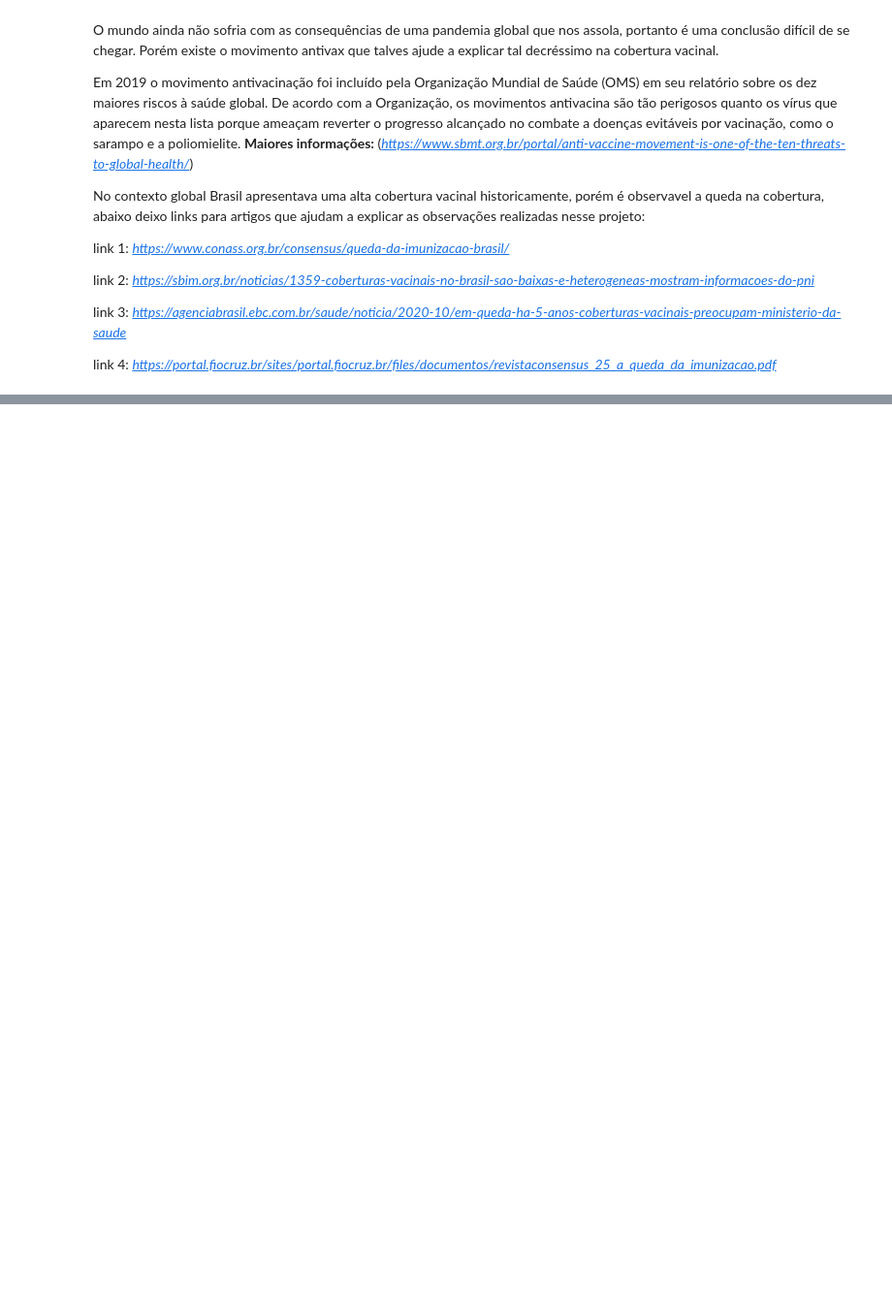
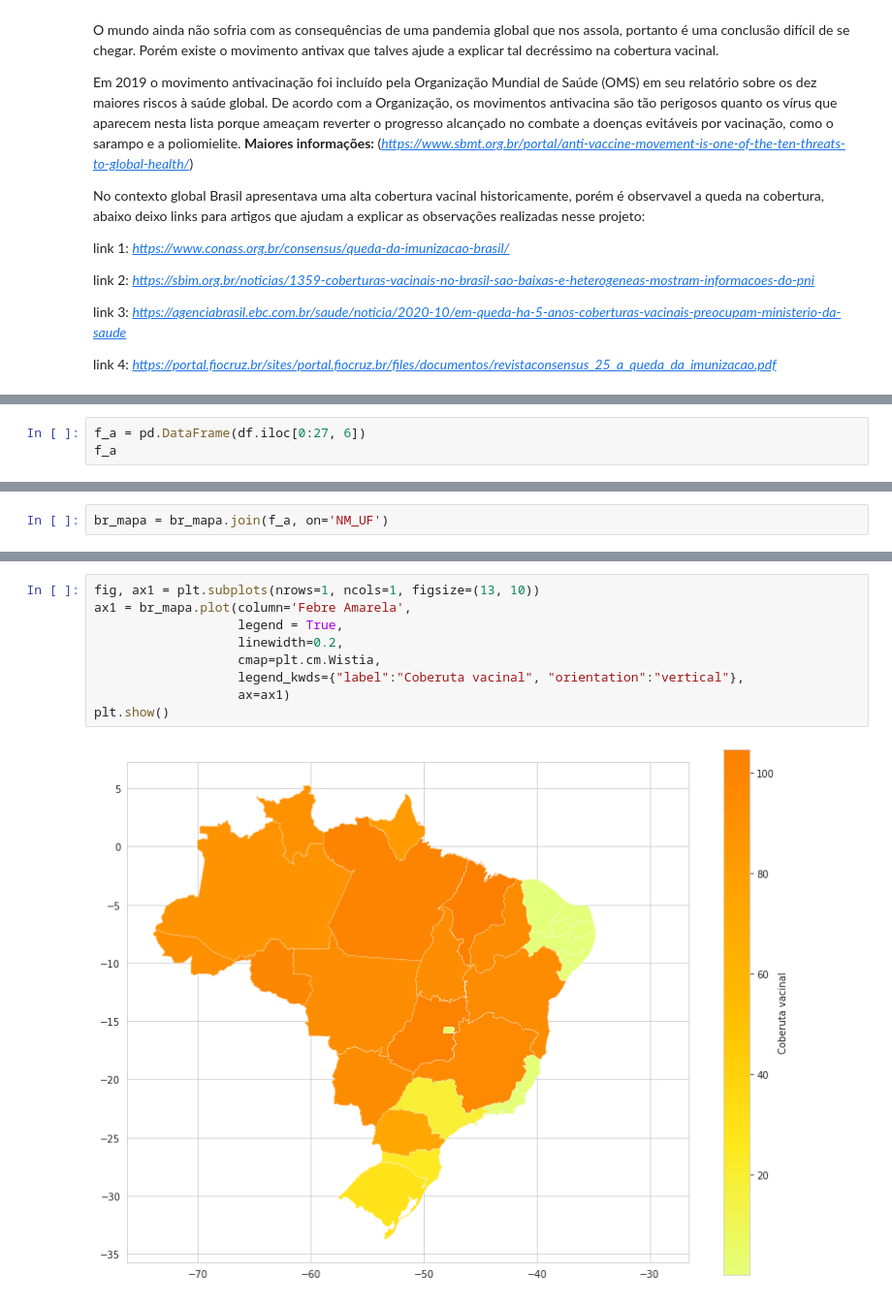
Before and after one commit to silva-felipe/BootCamp_Alura_DataScience, a Jupyter notebook: notebooks/Projeto_modulo2.ipynb, the cells around one changed output, grey strips where cells are left out. Shown at 97% size. Drawn from its saved outputs; the diff is of its cells as text; blank space fills up the shorter version.

```diff
--- a/notebooks/Projeto_modulo2.ipynb
+++ b/notebooks/Projeto_modulo2.ipynb
@@ -568,0 +608,3 @@ link 4: *https://portal.fiocruz.br/sites/portal.fiocruz.br/files/documentos/revi
+# %%
+f_a = pd.DataFrame(df.iloc[0:27, 6])
+f_a
@@ -568,0 +630,2 @@ link 4: *https://portal.fiocruz.br/sites/portal.fiocruz.br/files/documentos/revi
+# %%
+br_mapa = br_mapa.join(f_a, on='NM_UF')
@@ -568,0 +652,11 @@ link 4: *https://portal.fiocruz.br/sites/portal.fiocruz.br/files/documentos/revi
+# %%
+fig, ax1 = plt.subplots(nrows=1, ncols=1, figsize=(13, 10))
+ax1 = br_mapa.plot(column='Febre Amarela',
+                   legend = True,
+                   linewidth=0.2,
+                   cmap=plt.cm.Wistia,
+                   legend_kwds={"label":"Coberuta vacinal", "orientation":"vertical"},
+                   ax=ax1)
+plt.show()
+# %% [output]
+[figure, added]
```
Also changed, not shown: parts of 9 cells of this notebook.
